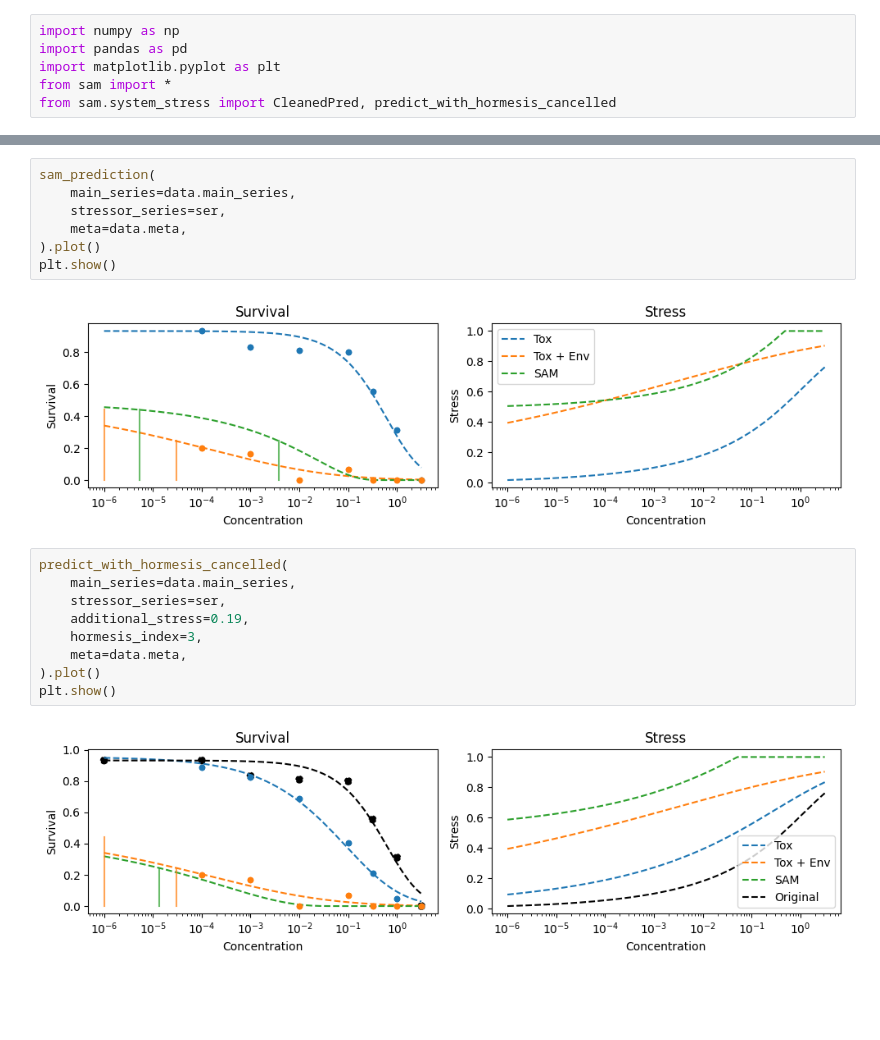
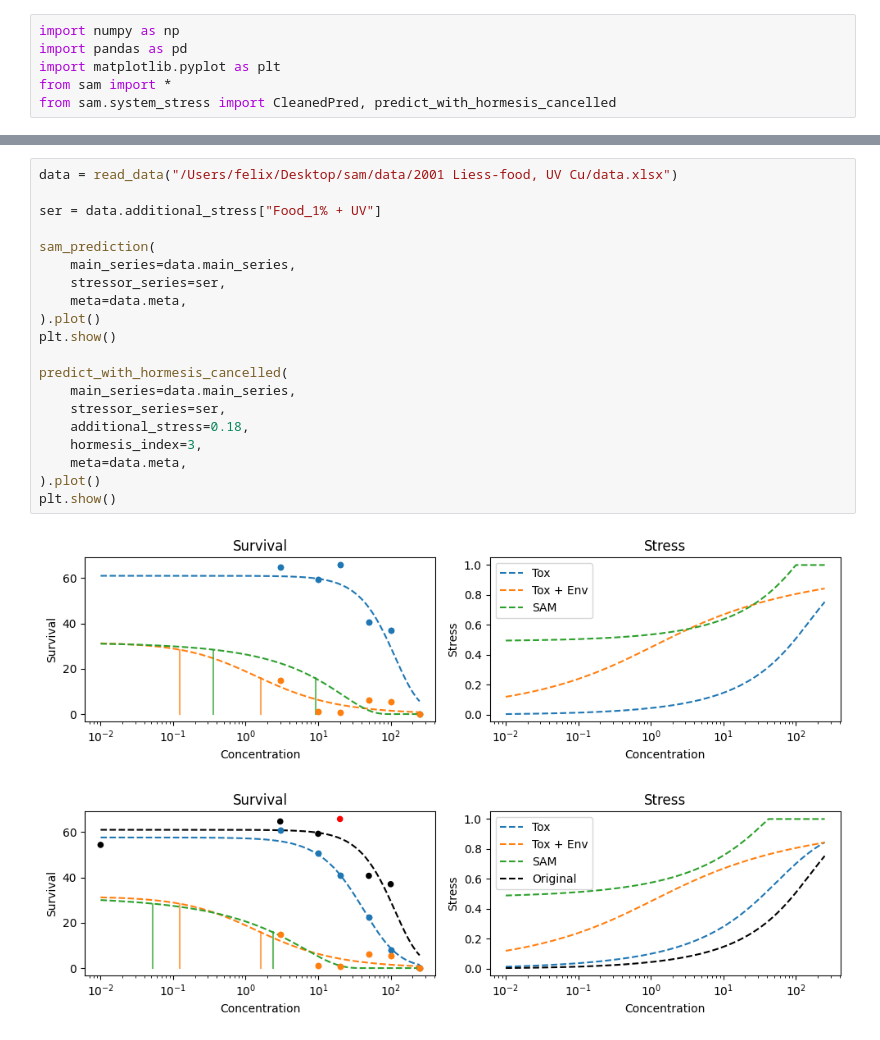
Before and after one commit to ffhammer/sam, a Jupyter notebook: scripts/stress_noteboo_again.ipynb, the cells around one changed output, grey strips where cells are left out. Cells and saved outputs as stored; diff of their text form; blank space fills up the shorter version.

```diff
--- a/scripts/stress_noteboo_again.ipynb
+++ b/scripts/stress_noteboo_again.ipynb
@@ -13,20 +32,23 @@ ser = data.additional_stress["Food_1% + Prochloraz_100"]
-# %%
-sam_prediction(
-    main_series=data.main_series,
-    stressor_series=ser,
-    meta=data.meta,
-).plot()
-plt.show()
-# %% [output]
-[figure, removed]
 # %%
+data = read_data("/Users/felix/Desktop/sam/data/2001 Liess-food, UV Cu/data.xlsx")
+
+ser = data.additional_stress["Food_1% + UV"]
+
+sam_prediction(
+    main_series=data.main_series,
+    stressor_series=ser,
+    meta=data.meta,
+).plot()
+plt.show()
+
 predict_with_hormesis_cancelled(
     main_series=data.main_series,
     stressor_series=ser,
-    additional_stress=0.19,
+    additional_stress=0.18,
     hormesis_index=3,
     meta=data.meta,
 ).plot()
 plt.show()
 # %% [output]
-[figure, old version]
+[figure, new version]
+[figure, added]
```
Also changed, not shown: parts of 3 cells of this notebook, 2 other files.
